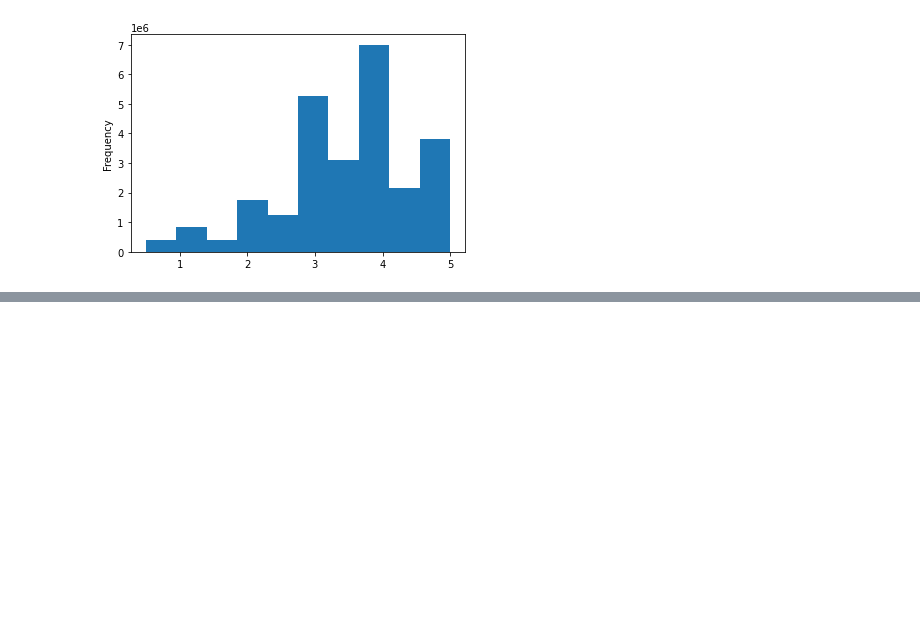
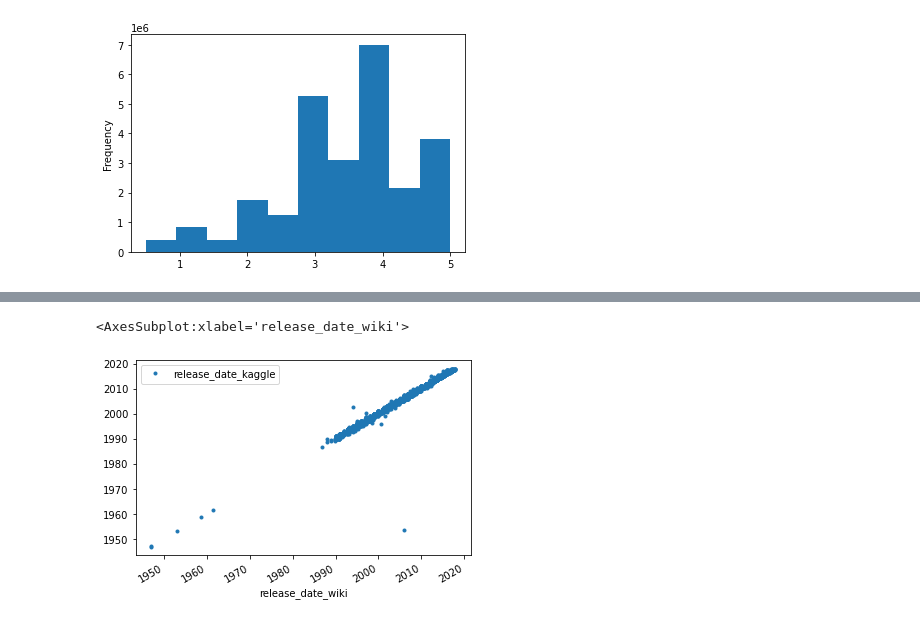
Before and after one commit to jose-perth/Movies-ETL, a Jupyter notebook: movies_etl.ipynb, the cells around one changed output, grey strips where cells are left out. Saved outputs shown, nothing was run; the diff lists cells and outputs as text; code cells hidden in the pictures; blank space fills up the shorter version.

```diff
--- a/movies_etl.ipynb
+++ b/movies_etl.ipynb
@@ -775,0 +875,9 @@ Name: rating, dtype: float64
+# %%
+df1 = 'release_date_wiki'
+df2 = 'release_date_kaggle'
+movies_df[movies_df[df1] != movies_df[df2]][[df1,df2]]
+movies_df[['release_date_wiki','release_date_kaggle']].plot(x='release_date_wiki', y='release_date_kaggle', style = '.')
+#movies_df.fillna(0).plot(x=df1, y=df2, kind='scatter')
+# %% [output]
+<AxesSubplot:xlabel='release_date_wiki'>
+[figure, added]
```
Also changed, not shown: parts of 27 cells of this notebook.
